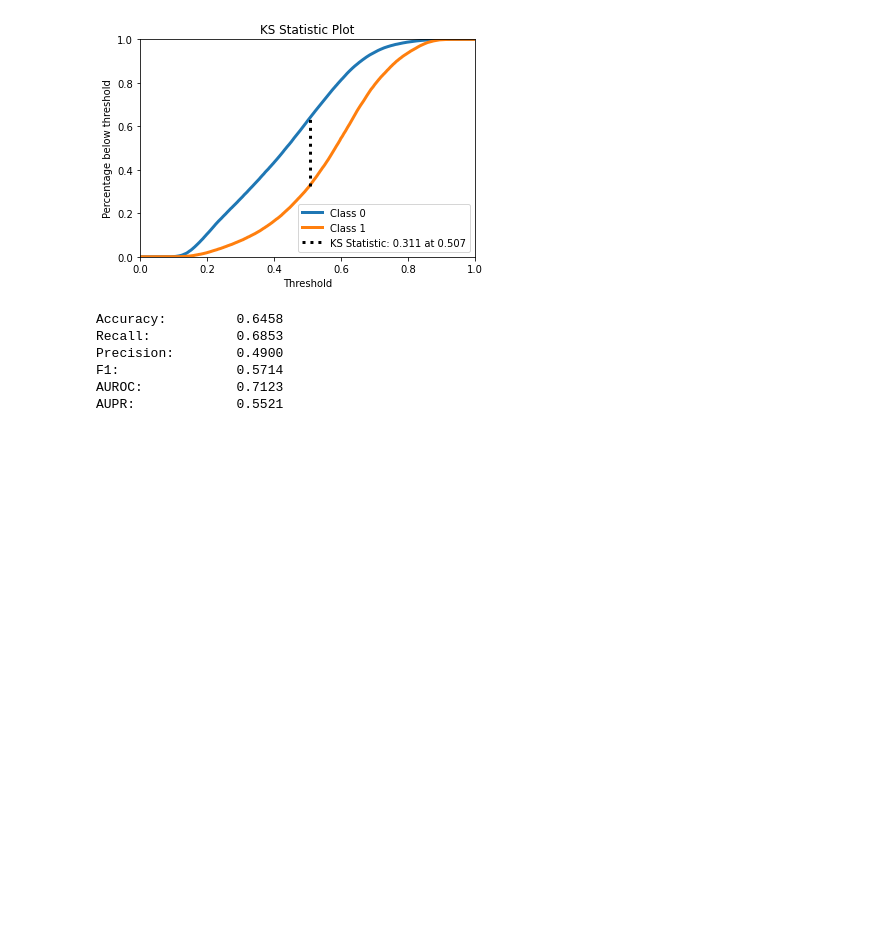
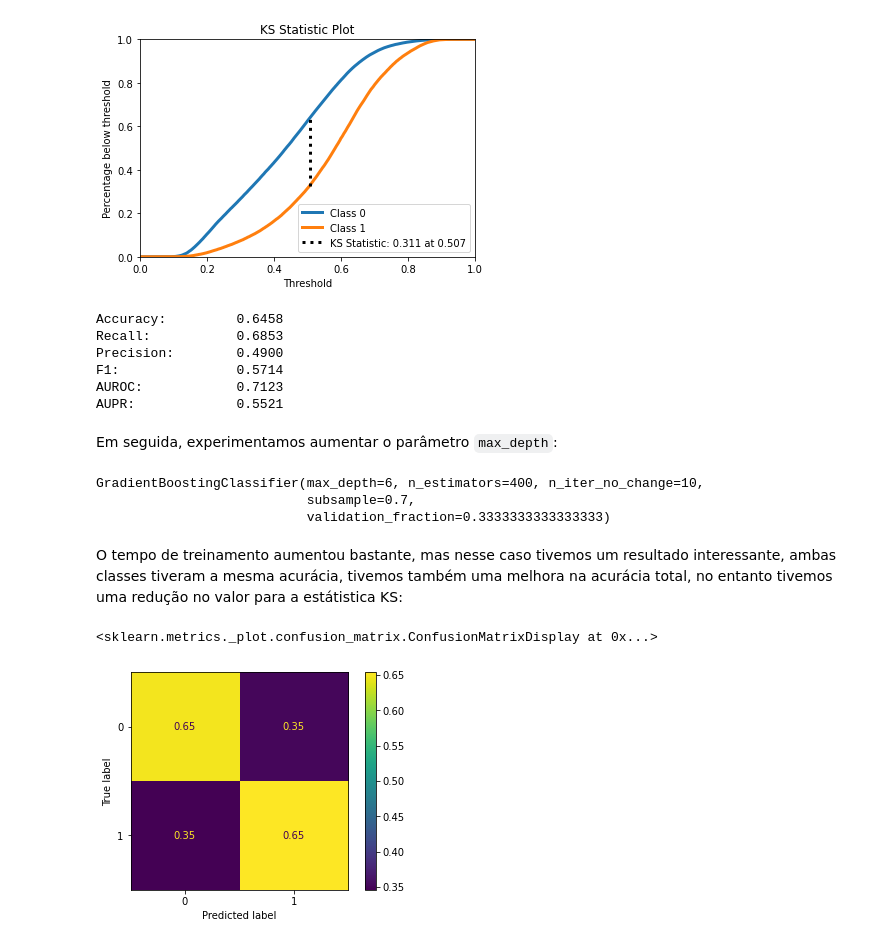
Before and after one commit to rafaelmotaalves/neural-networks, a Jupyter notebook: trn/gradient.ipynb, the cells around one changed output. Saved outputs shown, nothing was run; the diff lists cells and outputs as text; code cells hidden in the pictures; blank space fills up the shorter version.

Commit message:
Add more gradient boosting experiments

```diff
--- a/trn/gradient.ipynb
+++ b/trn/gradient.ipynb
@@ -197,3 +197,13 @@ Precision:        0.4900
 F1:               0.5714
 AUROC:            0.7123
 AUPR:             0.5521
+# %% [markdown]
+Em seguida, experimentamos aumentar o parâmetro `max_depth`:
+# %%
+gr6 = GradientBoostingClassifier(n_estimators=400, subsample=.7, n_iter_no_change=patience, validation_fraction=validation_fraction, max_depth=6)
+# %%
+gr6.fit(x_train, y_train)
+# %% [output]
+GradientBoostingClassifier(max_depth=6, n_estimators=400, n_iter_no_change=10,
+                           subsample=0.7,
+                           validation_fraction=0.3333333333333333)
@@ -199,0 +213,7 @@ AUPR:             0.5521
+# %% [markdown]
+O tempo de treinamento aumentou bastante, mas nesse caso tivemos um resultado interessante, ambas classes tiveram a mesma acurácia, tivemos também uma melhora na acurácia total, no entanto tivemos uma redução no valor para a estátistica KS:
+# %%
+plot_confusion_matrix(gr6, x_test, y_test, normalize="true")
+# %% [output]
+<sklearn.metrics._plot.confusion_matrix.ConfusionMatrixDisplay at 0x...>
+[figure, added]
```
Also changed, not shown: parts of 9 cells of this notebook.
